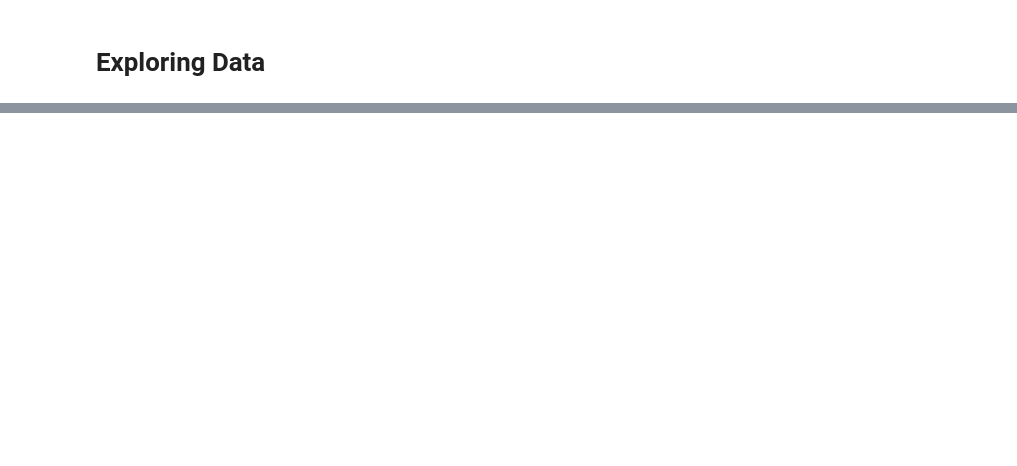
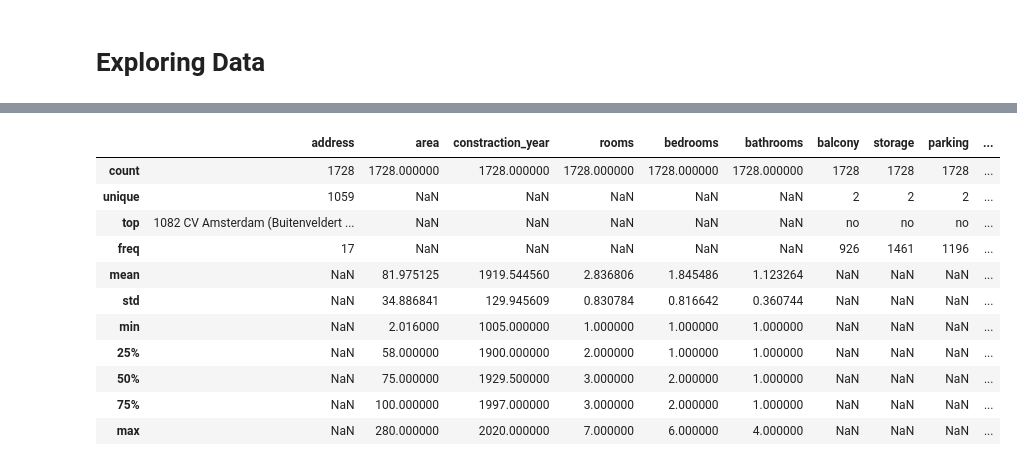
Before and after one commit to Mohammed-abdulaziz-eisa/Rental-Price-Prediction-End-to-End-MLOps-Project, a Jupyter notebook: model_baseline.ipynb, the cells around one changed output, grey strips where cells are left out. Saved outputs shown, nothing was run; the diff lists cells and outputs as text; code cells hidden in the pictures; blank space fills up the shorter version.

```diff
--- a/model_baseline.ipynb
+++ b/model_baseline.ipynb
@@ -21,0 +69,15 @@ data.sample(10)
+# %%
+data.describe(include= "all")
+# %% [output]
+|  | address | area | constraction_year | rooms | bedrooms | bathrooms | balcony | storage | parking | ... |
+| count | 1728 | 1728.000000 | 1728.000000 | 1728.000000 | 1728.000000 | 1728.000000 | 1728 | 1728 | 1728 | ... |
+| unique | 1059 | NaN | NaN | NaN | NaN | NaN | 2 | 2 | 2 | ... |
+| top | 1082 CV Amsterdam (Buitenveldert ... | NaN | NaN | NaN | NaN | NaN | no | no | no | ... |
+| freq | 17 | NaN | NaN | NaN | NaN | NaN | 926 | 1461 | 1196 | ... |
+| mean | NaN | 81.975125 | 1919.544560 | 2.836806 | 1.845486 | 1.123264 | NaN | NaN | NaN | ... |
+| std | NaN | 34.886841 | 129.945609 | 0.830784 | 0.816642 | 0.360744 | NaN | NaN | NaN | ... |
+| min | NaN | 2.016000 | 1005.000000 | 1.000000 | 1.000000 | 1.000000 | NaN | NaN | NaN | ... |
+| 25% | NaN | 58.000000 | 1900.000000 | 2.000000 | 1.000000 | 1.000000 | NaN | NaN | NaN | ... |
+| 50% | NaN | 75.000000 | 1929.500000 | 3.000000 | 2.000000 | 1.000000 | NaN | NaN | NaN | ... |
+| 75% | NaN | 100.000000 | 1997.000000 | 3.000000 | 2.000000 | 1.000000 | NaN | NaN | NaN | ... |
+| max | NaN | 280.000000 | 2020.000000 | 7.000000 | 6.000000 | 4.000000 | NaN | NaN | NaN | ... |
```
Also changed, not shown: parts of 39 cells of this notebook, 1 other file.
